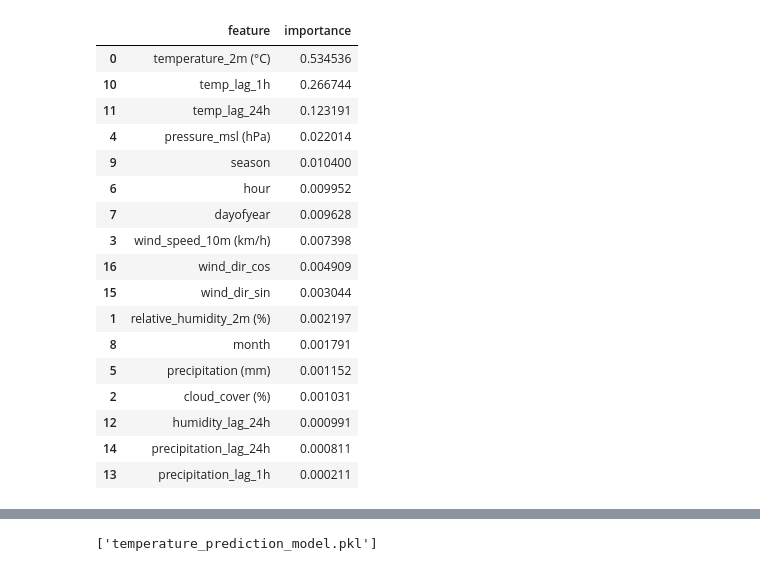
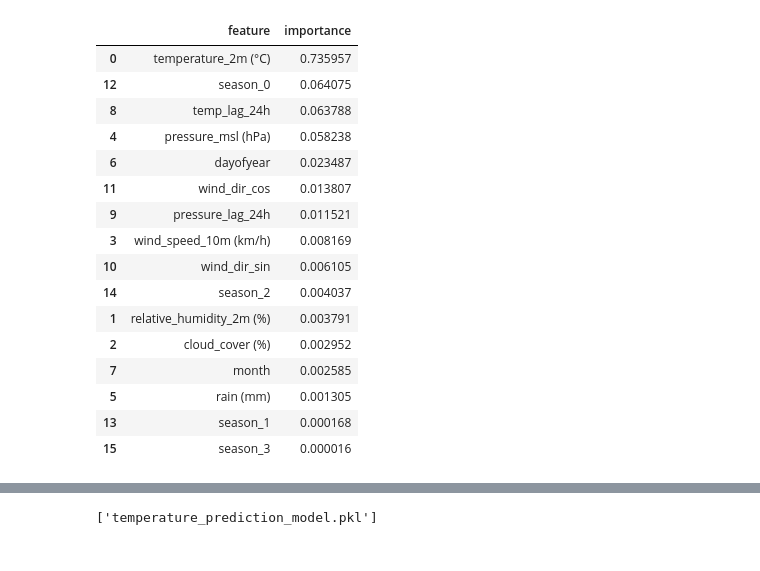
Before and after one commit to NamTe/MLE501_MSA36HN, a Jupyter notebook: temperature_prediction.ipynb, the cells around one changed output, grey strips where cells are left out. Saved outputs shown, nothing was run; the diff lists cells and outputs as text; code cells hidden in the pictures.

```diff
--- a/temperature_prediction.ipynb
+++ b/temperature_prediction.ipynb
@@ -2,7 +2,9 @@
 import pandas as pd
 import numpy as np
 
-df = pd.read_csv("./data/open-meteo-21.05N105.81E18m.csv", skiprows=3)
 
-df.head()
+df = pd.read_csv("./data/open-meteo-20.98N105.79E12m.csv", skiprows=3)
+
+df = df.drop(columns=['pressure_msl_spread (hPa)'])
+df
 # %% [output]
@@ -191,13 +198,15 @@ results_df
 # %%
 from sklearn.model_selection import RandomizedSearchCV
 from scipy.stats import randint, uniform
-tscv = TimeSeriesSplit(n_splits=5, gap=24)
 
+tscv = TimeSeriesSplit(n_splits=10, gap=1)
 
 full_pipeline = Pipeline([
     ("preprocessing", preprocessing),
     ("gradient_boosting", GradientBoostingRegressor(random_state=42)),
 ])
+
+from scipy.stats import randint, uniform
 
 param_distribs = {
     "gradient_boosting__n_estimators": randint(80, 250),
@@ -218,5 +227,11 @@ rnd_search = RandomizedSearchCV(
     n_jobs=-1
 )
 
-rnd_search.fit(X_train, y_train)
+# FIX: Concatenate 2020-2023 history with 2024 records to maximize optimization history
+X_train_full = pd.concat([X_train, X_val], axis=0)
+y_train_full = pd.concat([y_train, y_val], axis=0)
+
+print(f"Combined Training + Validation rows: {len(X_train_full)}")
+
+rnd_search.fit(X_train_full, y_train_full)
 # %% [output]
@@ -279,35 +292,32 @@ plt.show()
 # %%
-import matplotlib.pyplot as plt
-
-import pandas as pd
-
 importances = tuned_model.named_steps["gradient_boosting"].feature_importances_
+feature_names = tuned_model.named_steps["preprocessing"].get_feature_names_out()
+feature_names = [name.replace("num__", "").replace("cat__", "") for name in feature_names]
 
 feature_importance_df = pd.DataFrame({
-    "feature": features,
+    "feature": feature_names,
     "importance": importances
 }).sort_values("importance", ascending=False)
 
 feature_importance_df
 # %% [output]
 |  | feature | importance |
-| 0 | temperature_2m (°C) | 0.534536 |
-| 10 | temp_lag_1h | 0.266744 |
-| 11 | temp_lag_24h | 0.123191 |
-| 4 | pressure_msl (hPa) | 0.022014 |
-| 9 | season | 0.010400 |
-| 6 | hour | 0.009952 |
-| 7 | dayofyear | 0.009628 |
-| 3 | wind_speed_10m (km/h) | 0.007398 |
-| 16 | wind_dir_cos | 0.004909 |
-| 15 | wind_dir_sin | 0.003044 |
-| 1 | relative_humidity_2m (%) | 0.002197 |
-| 8 | month | 0.001791 |
-| 5 | precipitation (mm) | 0.001152 |
-| 2 | cloud_cover (%) | 0.001031 |
-| 12 | humidity_lag_24h | 0.000991 |
-| 14 | precipitation_lag_24h | 0.000811 |
-| 13 | precipitation_lag_1h | 0.000211 |
+| 0 | temperature_2m (°C) | 0.735957 |
+| 12 | season_0 | 0.064075 |
+| 8 | temp_lag_24h | 0.063788 |
+| 4 | pressure_msl (hPa) | 0.058238 |
+| 6 | dayofyear | 0.023487 |
+| 11 | wind_dir_cos | 0.013807 |
+| 9 | pressure_lag_24h | 0.011521 |
+| 3 | wind_speed_10m (km/h) | 0.008169 |
+| 10 | wind_dir_sin | 0.006105 |
+| 14 | season_2 | 0.004037 |
+| 1 | relative_humidity_2m (%) | 0.003791 |
+| 2 | cloud_cover (%) | 0.002952 |
+| 7 | month | 0.002585 |
+| 5 | rain (mm) | 0.001305 |
+| 13 | season_1 | 0.000168 |
+| 15 | season_3 | 0.000016 |
 # %%
 feature_importance_df.plot(
     kind="barh",
```
Also changed, not shown: parts of 13 cells of this notebook, 2 other files.
